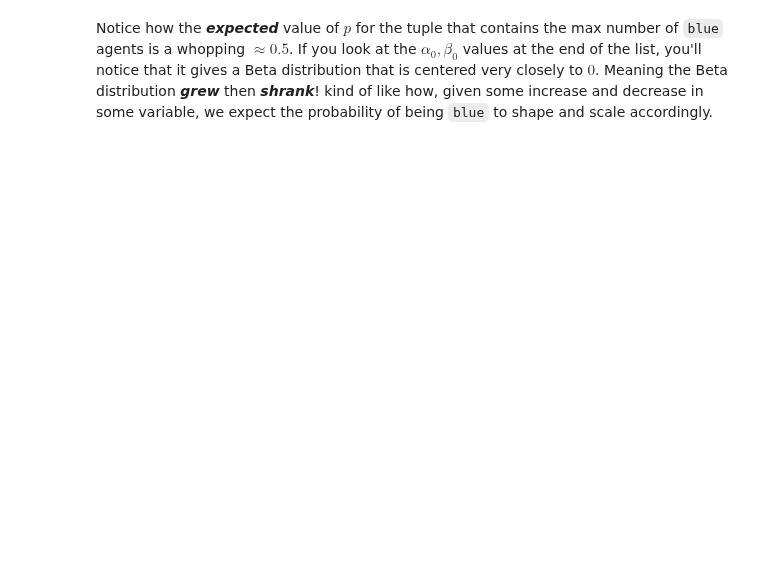
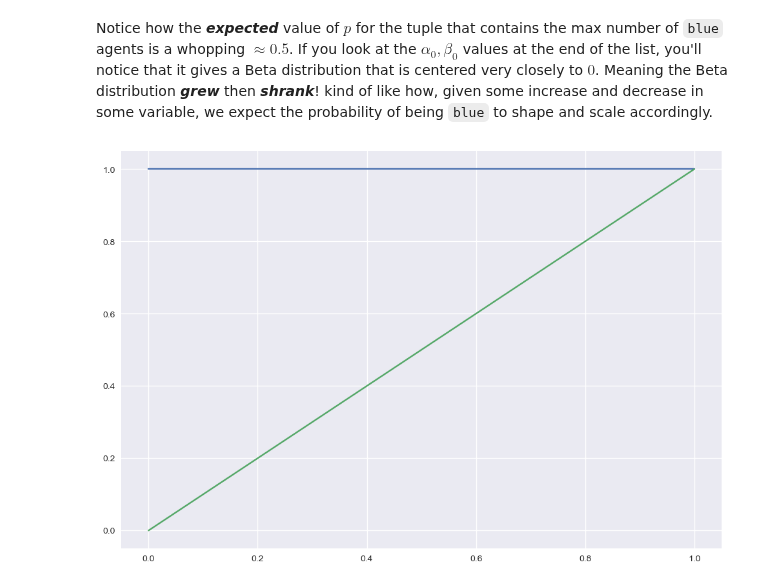
Before and after one commit to abarton51/BINNs_EQL_Covasim, a Jupyter notebook: Notebooks/posterior_updating_example.ipynb, the cells around one changed output. Saved outputs shown, nothing was run; the diff lists cells and outputs as text; code cells hidden in the pictures; blank space fills up the shorter version.

```diff
--- a/Notebooks/posterior_updating_example.ipynb
+++ b/Notebooks/posterior_updating_example.ipynb
@@ -134,2 +142,17 @@ print(beta.mean(last_yab[1], last_yab[2]))
 # %% [markdown]
 Notice how the ***expected*** value of $p$ for the tuple that contains the max number of `blue` agents is a whopping $\approx 0.5$. If you look at the $\alpha_0, \beta_0$ values at the end of the list, you'll notice that it gives a Beta distribution that is centered very closely to $0$. Meaning the Beta distribution ***grew*** then ***shrank***! kind of like how, given some increase and decrease in some variable, we expect the probability of being `blue` to shape and scale accordingly.
+# %%
+import matplotlib.pyplot as plt
+
+plt.style.use('seaborn')
+plt.rcParams['figure.figsize'] = (12, 8)
+
+x = np.linspace(0, 1, 1000)
+beta_pdf = beta.pdf(x, 1, 1)
+beta_cdf = beta.cdf(x, 1, 1)
+
+plt.plot(x, beta_pdf)
+plt.plot(x, beta_cdf)
+plt.show()
+# %% [output]
+[figure, added]
```
Also changed, not shown: parts of 5 cells of this notebook.
